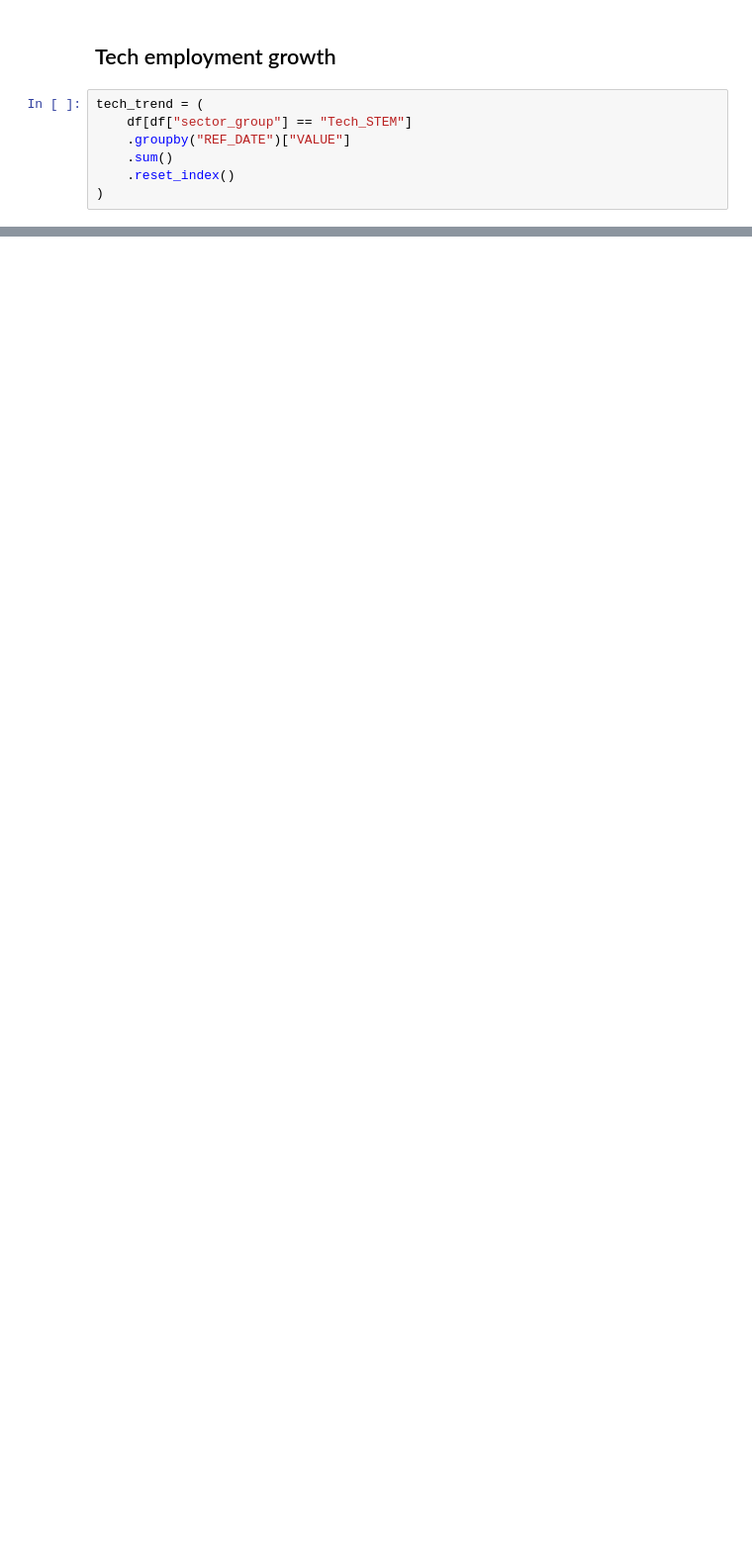
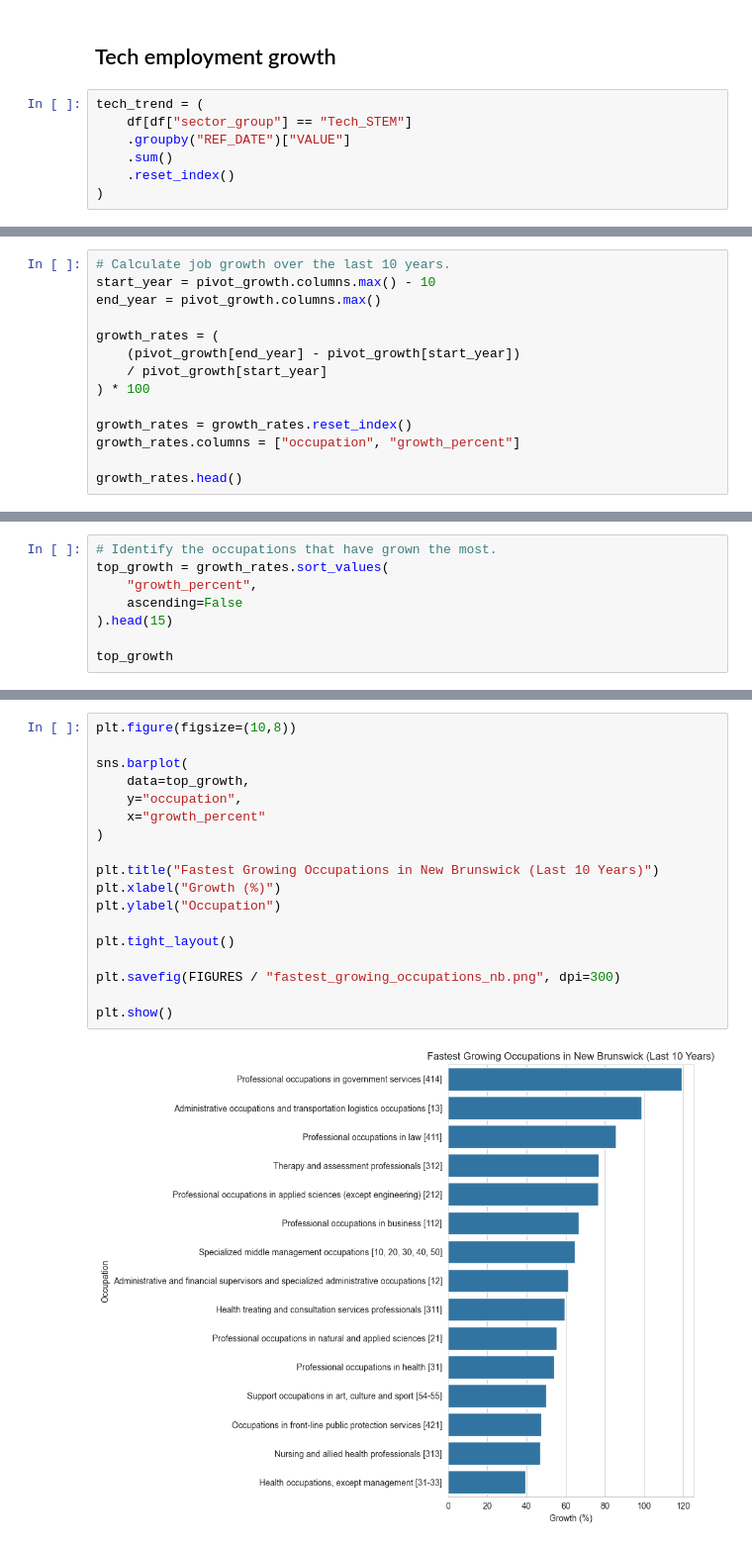
Before and after one commit to edhdevps/capstone-nb-job-trends, a Jupyter notebook: notebooks/02_eda_and_features.ipynb, the cells around one changed output, grey strips where cells are left out. Shown at 99% size. Saved outputs shown, nothing was run; the diff lists cells and outputs as text; blank space fills up the shorter version.

```diff
--- a/notebooks/02_eda_and_features.ipynb
+++ b/notebooks/02_eda_and_features.ipynb
@@ -102,0 +179,14 @@ plt.show()
+# %%
+# Calculate job growth over the last 10 years.
+start_year = pivot_growth.columns.max() - 10
+end_year = pivot_growth.columns.max()
+
+growth_rates = (
+    (pivot_growth[end_year] - pivot_growth[start_year])
+    / pivot_growth[start_year]
+) * 100
+
+growth_rates = growth_rates.reset_index()
+growth_rates.columns = ["occupation", "growth_percent"]
+
+growth_rates.head()
@@ -102,0 +200,8 @@ plt.show()
+# %%
+# Identify the occupations that have grown the most.
+top_growth = growth_rates.sort_values(
+    "growth_percent",
+    ascending=False
+).head(15)
+
+top_growth
@@ -102,0 +225,20 @@ plt.show()
+# %%
+plt.figure(figsize=(10,8))
+
+sns.barplot(
+    data=top_growth,
+    y="occupation",
+    x="growth_percent"
+)
+
+plt.title("Fastest Growing Occupations in New Brunswick (Last 10 Years)")
+plt.xlabel("Growth (%)")
+plt.ylabel("Occupation")
+
+plt.tight_layout()
+
+plt.savefig(FIGURES / "fastest_growing_occupations_nb.png", dpi=300)
+
+plt.show()
+# %% [output]
+[figure, added]
```
Also changed, not shown: parts of 27 cells of this notebook.
